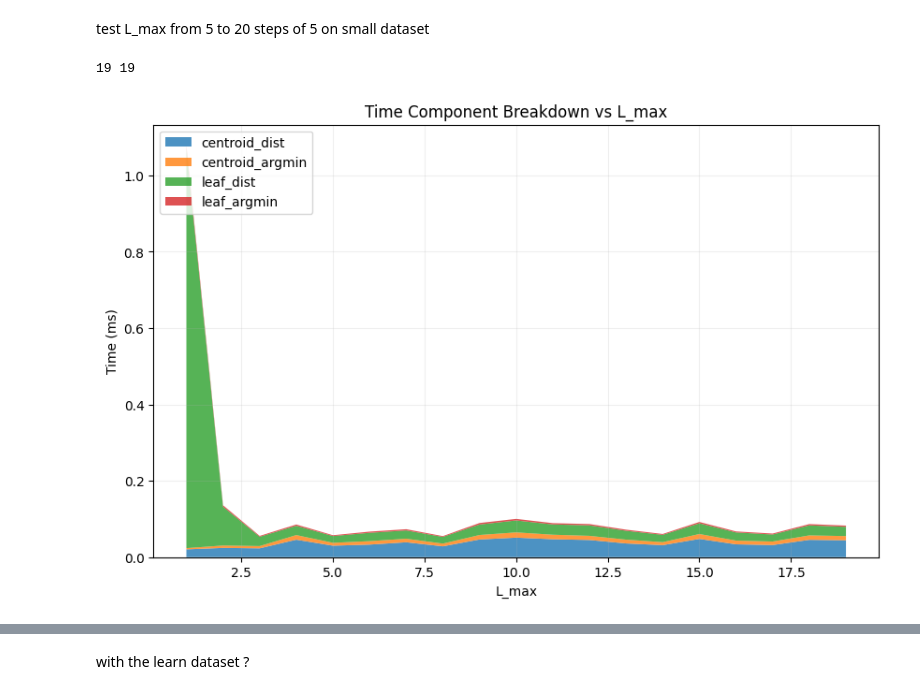
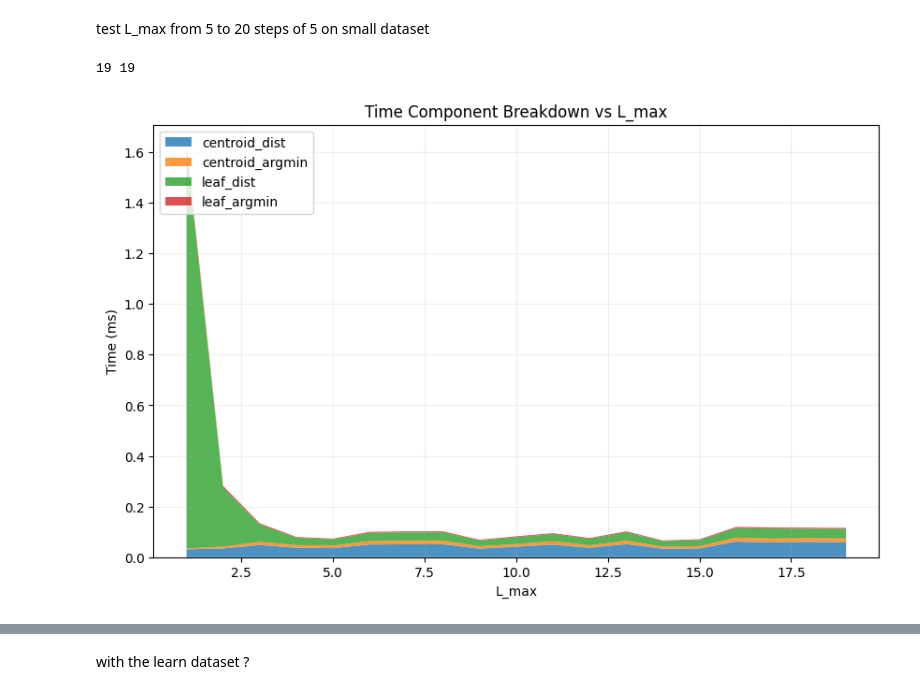
Before and after one commit to SirPhilip3/2nd-assignment-lmd-hkm, a Jupyter notebook: hkm.ipynb, the cells around one changed output, grey strips where cells are left out. Saved outputs shown, nothing was run; the diff lists cells and outputs as text; code cells hidden in the pictures.

```diff
--- a/hkm.ipynb
+++ b/hkm.ipynb
@@ -460,8 +460,8 @@ p95 total:    0.0933 ms
 # %% [markdown]
 test N_min from 10 to 100 steps of 5 on small dataset
 # %%
-queries_result_per_n = []
-queries_time_per_n = []
+queries_result_per_n_min = []
+queries_time_per_n_min = []
 for N in range(5, 10001, 10):
     try :
         tree = hkm(fvecs_base, k=5, L_max=5, N_min=N)
@@ -476,8 +476,8 @@ for N in range(5, 10001, 10):
         queries_result.append(idx)
         queries_time.append(perf_obj)
 
-    queries_time_per_n.append(queries_time)
-    queries_result_per_n.append(queries_result)
+    queries_time_per_n_min.append(queries_time)
+    queries_result_per_n_min.append(queries_result)
 # %%
 # asse x coerente con i risultati salvati
 # caso 1: nessun fallimento nel loop originale
@@ -514,7 +564,7 @@ test k from 2 to 20 steps of 2 on small dataset
 # %%
 k_values_successful = []
 queries_time_per_k = []
-
+queries_result_per_k = []
 for k in range(2, 300, 2):
     try:
         tree = hkm(fvecs_base, k=k, L_max=5, N_min=100)
@@ -522,13 +572,16 @@ for k in range(2, 300, 2):
         print(f"Failed to build tree with k={k}")
         continue
 
+    queries_result_for_this_k = []
     perf_for_this_k = []
     for q in fvecs_query:
-        _, perf_obj = hkm_search(tree, q)
+        idx, perf_obj = hkm_search(tree, q)
+        queries_result_for_this_k.append(idx)
         perf_for_this_k.append(perf_obj)
 
     k_values_successful.append(k)
     queries_time_per_k.append(perf_for_this_k)
+    queries_result_per_k.append(queries_result_for_this_k)
 
 centroid_dist_medians = [np.median([p.centroid_distances_time for p in perf]) for perf in queries_time_per_k]
 centroid_argm_medians = [np.median([p.centroid_argmin_time for p in perf]) for perf in queries_time_per_k]
@@ -596,11 +662,11 @@ plt.show()
 # %% [markdown]
 test L_max from 5 to 20 steps of 5 on small dataset
 # %%
-queries_result_per_n = []
-queries_time_per_n = []
+queries_result_per_l_max = []
+queries_time_per_l_max = []
 for L_max in range(1, 20):
     try :
-        tree = hkm(fvecs_base, k=5, L_max=L_max, N_min=10)
+        tree = hkm(fvecs_base, k=5, L_max=L_max, N_min=100)
     except:
         print(f"Failed to build tree with L_max={L_max}")
         continue
@@ -612,36 +678,36 @@ for L_max in range(1, 20):
         queries_result.append(idx)
         queries_time.append(perf_obj)
 
-    queries_time_per_n.append(queries_time)
-    queries_result_per_n.append(queries_result)
+    queries_time_per_l_max.append(queries_time)
+    queries_result_per_l_max.append(queries_result)
 # %%
 # asse x coerente con i risultati salvati
 # caso 1: nessun fallimento nel loop originale
 L_max_values_successful = list(range(1, 20))
 
-centroid_dist_medians = [np.median([p.centroid_distances_time for p in perf_for_this_n]) for perf_for_this_n in queries_time_per_n]
-centroid_argm_medians = [np.median([p.centroid_argmin_time for p in perf_for_this_n]) for perf_for_this_n in queries_time_per_n]
-leaf_dist_medians     = [np.median([p.leaf_distances_time for p in perf_for_this_n]) for perf_for_this_n in queries_time_per_n]
-leaf_argm_medians     = [np.median([p.leaf_argmin_time for p in perf_for_this_n]) for perf_for_this_n in queries_time_per_n]
+centroid_dist_medians = [np.median([p.centroid_distances_time for p in perf_for_this_n]) for perf_for_this_n in queries_time_per_l_max]
+centroid_argm_medians = [np.median([p.centroid_argmin_time for p in perf_for_this_n]) for perf_for_this_n in queries_time_per_l_max]
+leaf_dist_medians     = [np.median([p.leaf_distances_time for p in perf_for_this_n]) for perf_for_this_n in queries_time_per_l_max]
+leaf_argm_medians     = [np.median([p.leaf_argmin_time for p in perf_for_this_n]) for perf_for_this_n in queries_time_per_l_max]
 
 print(len(L_max_values_successful), len(centroid_dist_medians))  # devono coincidere
 
 plt.figure(figsize=(10, 6))
 plt.stackplot(
     L_max_values_successful,
     centroid_dist_medians,
     centroid_argm_medians,
     leaf_dist_medians,
     leaf_argm_medians,
     labels=["centroid_dist", "centroid_argmin", "leaf_dist", "leaf_argmin"],
     alpha=0.8
 )
 plt.xlabel("L_max")
 plt.ylabel("Time (ms)")
 plt.title("Time Component Breakdown vs L_max")
 plt.legend(loc="upper left")
 plt.grid(alpha=0.2)
 plt.show()
 # %% [output]
 19 19
-[figure, old version]
+[figure, new version]
```
Also changed, not shown: parts of 10 cells of this notebook, 1 other file.
